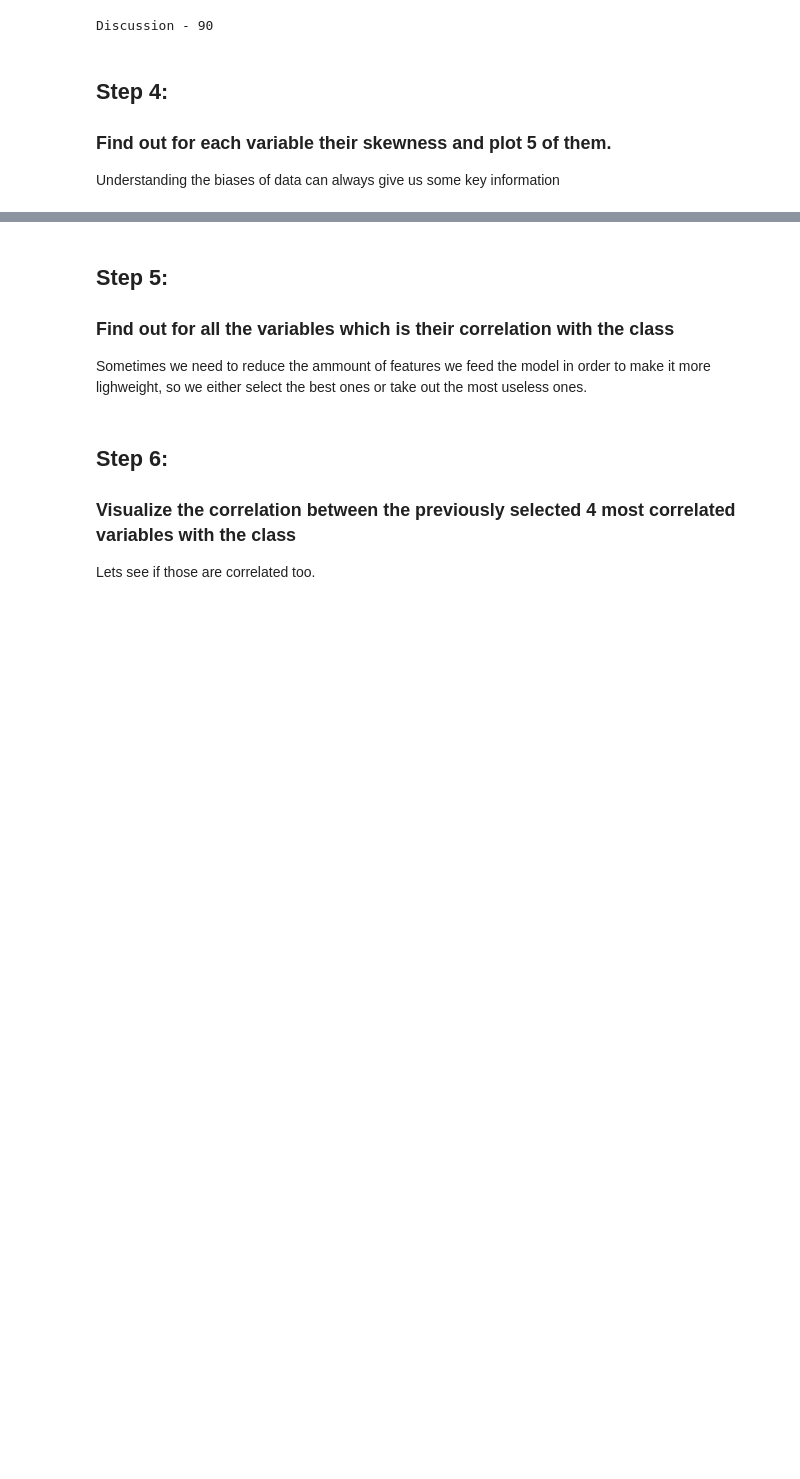
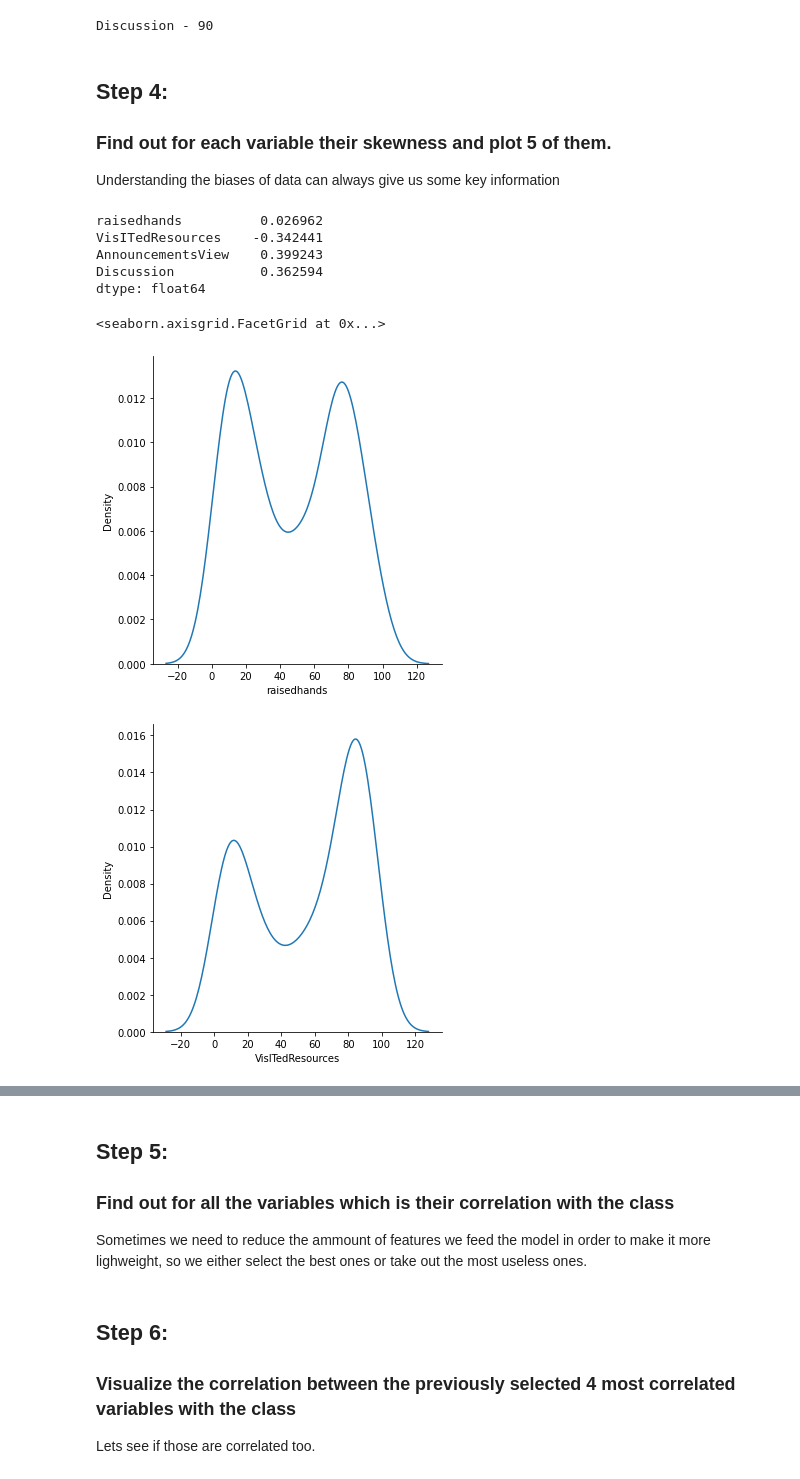
Before and after one commit to fvarelacid/strive-ai-may21, a Jupyter notebook: 2. Math/4. EDA/student_analisis.ipynb, the cells around one changed output, grey strips where cells are left out. Drawn from its saved outputs; the diff is of its cells as text; code cells hidden in the pictures; blank space fills up the shorter version.

```diff
--- a/2. Math/4. EDA/student_analisis.ipynb
+++ b/2. Math/4. EDA/student_analisis.ipynb
@@ -97,0 +97,19 @@ Understanding the biases of data can always give us some key information
+# %%
+# Select 5 columns and find out their bias
+
+print(data.skew())
+
+sns.displot(data.raisedhands, kind="kde")
+sns.displot(data.VisITedResources, kind="kde")
+sns.displot(data.raisedhands, kind="kde")
+sns.displot(data.AnnouncementsView, kind="kde")
+sns.displot(data.Discussion, kind="kde")
+# %% [output]
+raisedhands          0.026962
+VisITedResources    -0.342441
+AnnouncementsView    0.399243
+Discussion           0.362594
+dtype: float64
+<seaborn.axisgrid.FacetGrid at 0x...>
+[figure, added]
+[figure, added]
```
Also changed, not shown: parts of 3 cells of this notebook.
